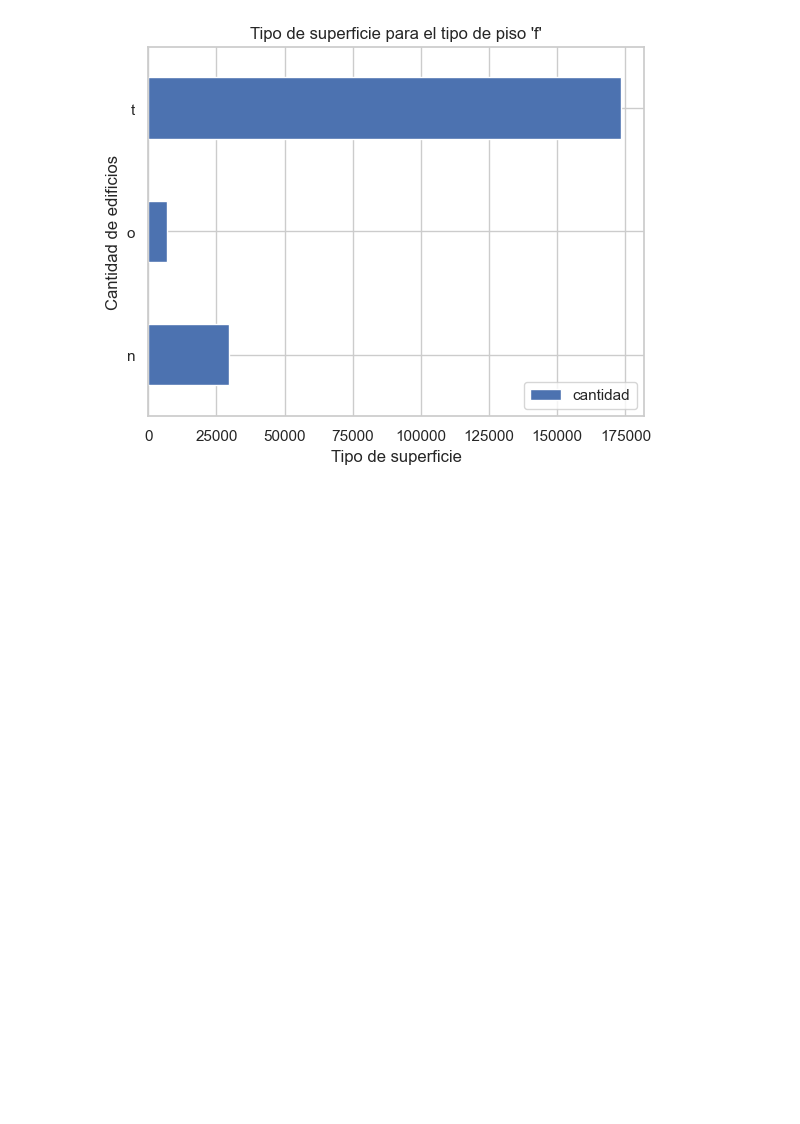
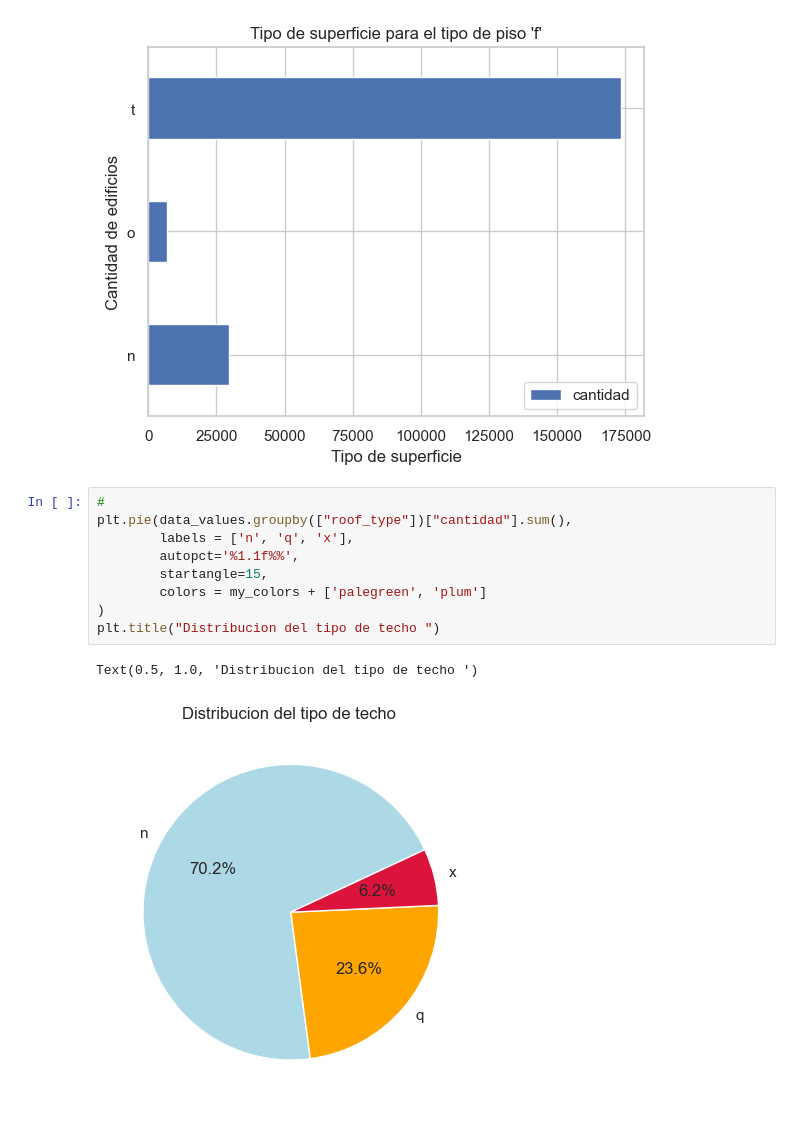
Before and after one commit to DanteReinaudo/EarthquakeDamagePrediction, a Jupyter notebook: tp1/analisis_joaco.ipynb, the cells around one changed output. Saved outputs shown, nothing was run; the diff lists cells and outputs as text; blank space fills up the shorter version.

```diff
--- a/tp1/analisis_joaco.ipynb
+++ b/tp1/analisis_joaco.ipynb
@@ -425,3 +425,15 @@ plt.ylabel("Cantidad de edificios", fontsize=12)
 # %% [output]
 Text(0, 0.5, 'Cantidad de edificios')
 [figure]
+# %%
+#
+plt.pie(data_values.groupby(["roof_type"])["cantidad"].sum(),
+        labels = ['n', 'q', 'x'],
+        autopct='%1.1f%%',
+        startangle=15,
+        colors = my_colors + ['palegreen', 'plum']
+)
+plt.title("Distribucion del tipo de techo ")
+# %% [output]
+Text(0.5, 1.0, 'Distribucion del tipo de techo ')
+[figure, added]
```
Also changed, not shown: parts of 10 cells of this notebook.
